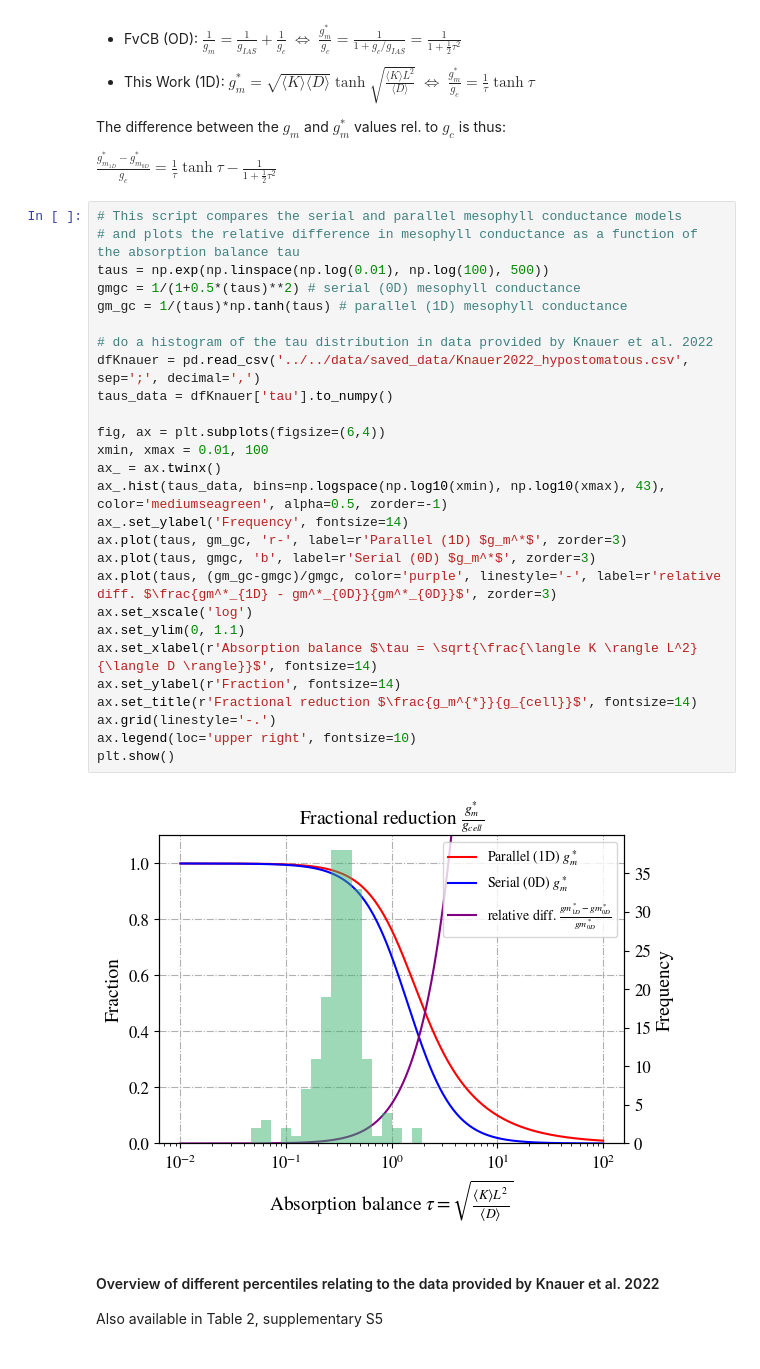
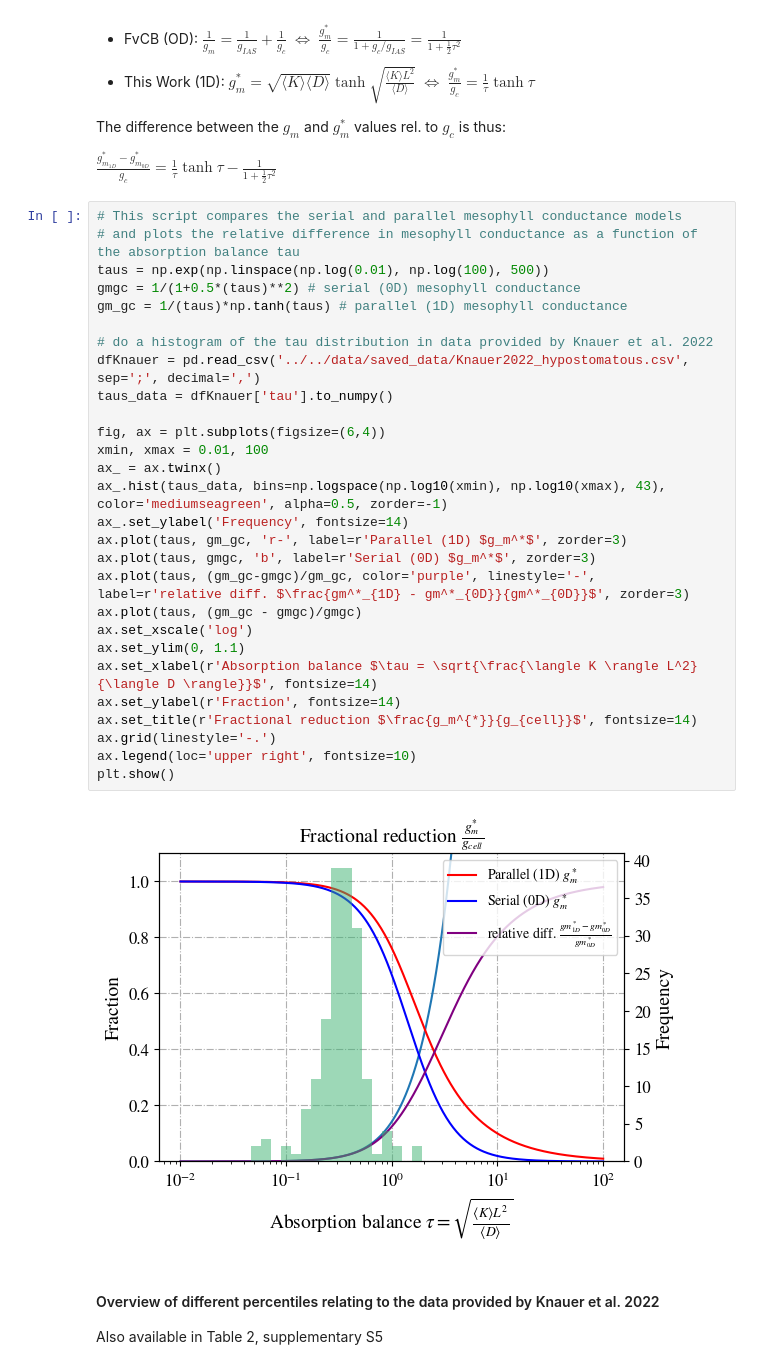
Before and after one commit to andreas-stillits/CarbonFixationModel1D, a Jupyter notebook: data/scripts/spatial_embedding_error.ipynb, the cells around one changed output. Saved outputs shown, nothing was run; the diff lists cells and outputs as text.

Commit message:
modifying figures

```diff
--- a/data/scripts/spatial_embedding_error.ipynb
+++ b/data/scripts/spatial_embedding_error.ipynb
@@ -19,32 +19,33 @@ $\frac{g_{m_{1D}}^*-g_{m_{0D}}^*}{g_c} = \frac{1}{\tau} \tanh \tau - \frac{1}{1+
 # %%
 # This script compares the serial and parallel mesophyll conductance models
 # and plots the relative difference in mesophyll conductance as a function of the absorption balance tau
 taus = np.exp(np.linspace(np.log(0.01), np.log(100), 500))
 gmgc = 1/(1+0.5*(taus)**2) # serial (0D) mesophyll conductance
 gm_gc = 1/(taus)*np.tanh(taus) # parallel (1D) mesophyll conductance
 
 # do a histogram of the tau distribution in data provided by Knauer et al. 2022
 dfKnauer = pd.read_csv('../../data/saved_data/Knauer2022_hypostomatous.csv', sep=';', decimal=',')
 taus_data = dfKnauer['tau'].to_numpy()
 
 fig, ax = plt.subplots(figsize=(6,4))
 xmin, xmax = 0.01, 100
 ax_ = ax.twinx()
 ax_.hist(taus_data, bins=np.logspace(np.log10(xmin), np.log10(xmax), 43), color='mediumseagreen', alpha=0.5, zorder=-1)
 ax_.set_ylabel('Frequency', fontsize=14)
 ax.plot(taus, gm_gc, 'r-', label=r'Parallel (1D) $g_m^*$', zorder=3)
 ax.plot(taus, gmgc, 'b', label=r'Serial (0D) $g_m^*$', zorder=3)
-ax.plot(taus, (gm_gc-gmgc)/gmgc, color='purple', linestyle='-', label=r'relative diff. $\frac{gm^*_{1D} - gm^*_{0D}}{gm^*_{0D}}$', zorder=3)
+ax.plot(taus, (gm_gc-gmgc)/gm_gc, color='purple', linestyle='-', label=r'relative diff. $\frac{gm^*_{1D} - gm^*_{0D}}{gm^*_{0D}}$', zorder=3)
+ax.plot(taus, (gm_gc - gmgc)/gmgc)
 ax.set_xscale('log')
 ax.set_ylim(0, 1.1)
 ax.set_xlabel(r'Absorption balance $\tau = \sqrt{\frac{\langle K \rangle L^2}{\langle D \rangle}}$', fontsize=14)
 ax.set_ylabel(r'Fraction', fontsize=14)
 ax.set_title(r'Fractional reduction $\frac{g_m^{*}}{g_{cell}}$', fontsize=14)
 ax.grid(linestyle='-.')
 ax.legend(loc='upper right', fontsize=10)
 plt.show()
 # %% [output]
-[figure, old version]
+[figure, new version]
 # %% [markdown]
 #### Overview of different percentiles relating to the data provided by Knauer et al. 2022
 
```
Also changed, not shown: parts of 1 cell of this notebook, 2 other files.
